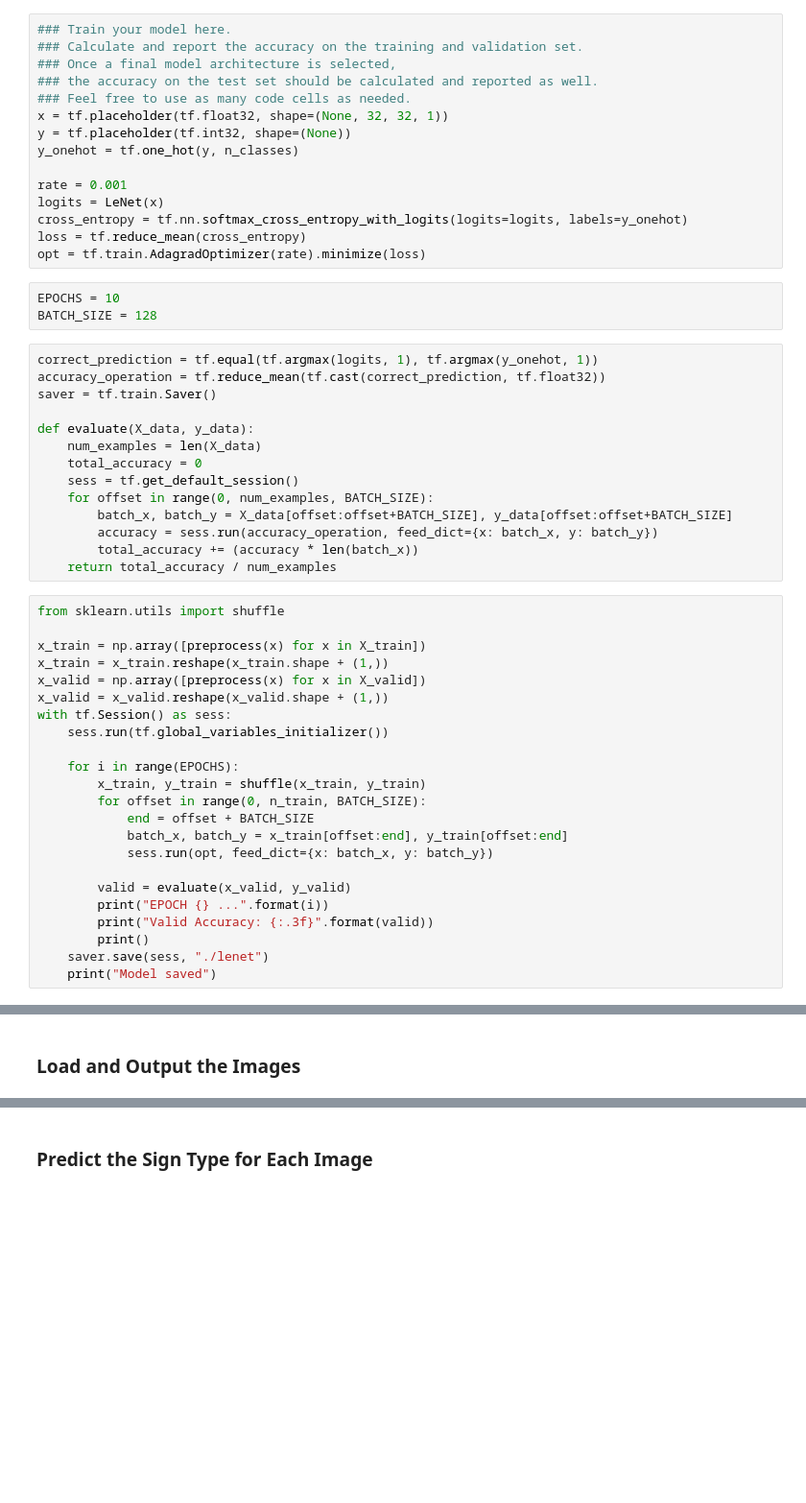
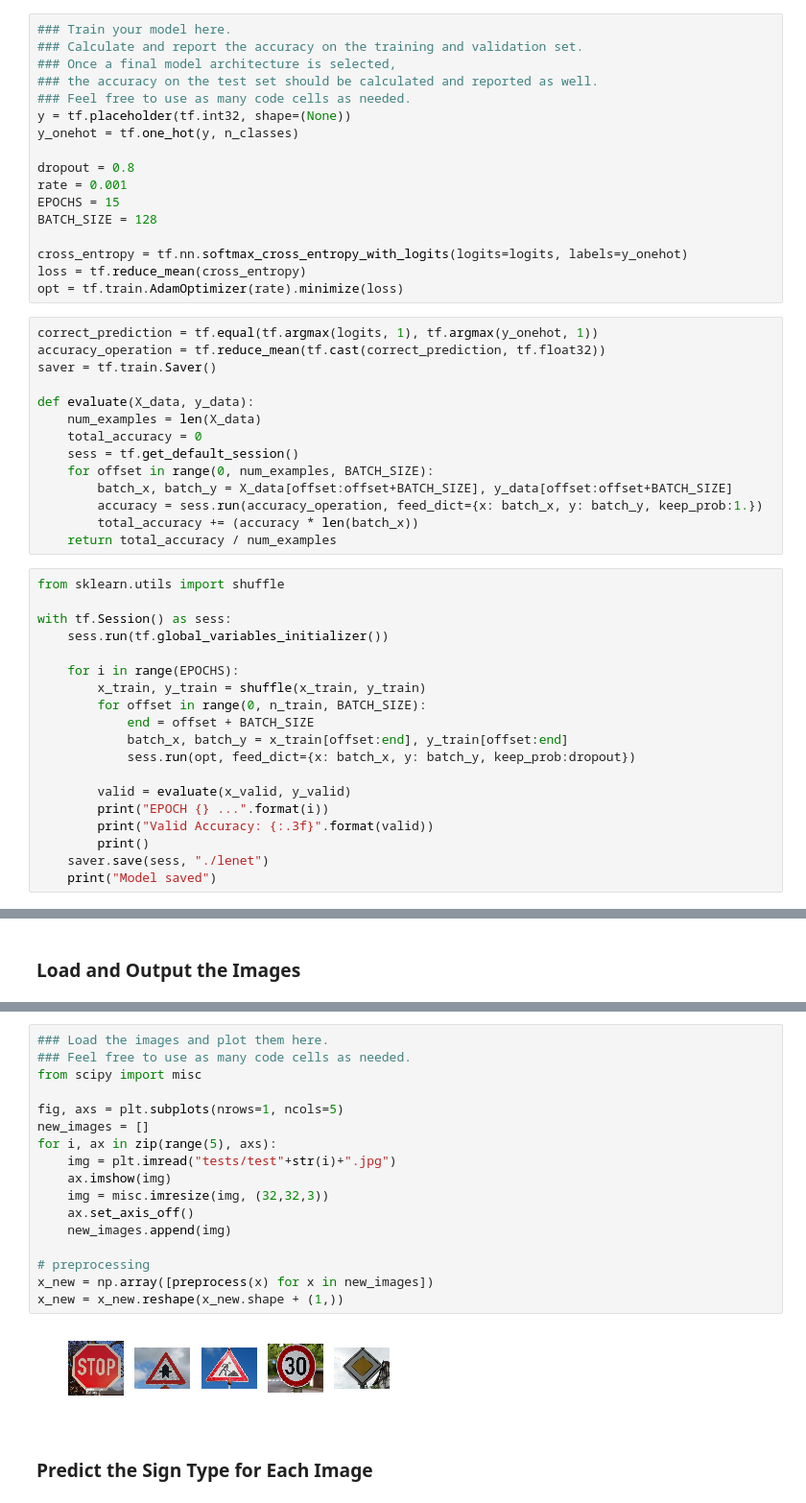
Before and after one commit to DataShrimp/CarND-Traffic-Sign-Classifier-Project, a Jupyter notebook: Traffic_Sign_Classifier.ipynb, the cells around one changed output, grey strips where cells are left out. Shown at 96% size. Drawn from its saved outputs; the diff is of its cells as text; blank space fills up the shorter version.

```diff
--- a/Traffic_Sign_Classifier.ipynb
+++ b/Traffic_Sign_Classifier.ipynb
@@ -196,18 +221,17 @@ sets imply underfitting. A high accuracy on the training set but low accuracy on
 ### Once a final model architecture is selected,
 ### the accuracy on the test set should be calculated and reported as well.
 ### Feel free to use as many code cells as needed.
-x = tf.placeholder(tf.float32, shape=(None, 32, 32, 1))
 y = tf.placeholder(tf.int32, shape=(None))
 y_onehot = tf.one_hot(y, n_classes)
 
+dropout = 0.8
 rate = 0.001
-logits = LeNet(x)
+EPOCHS = 15
+BATCH_SIZE = 128
+
 cross_entropy = tf.nn.softmax_cross_entropy_with_logits(logits=logits, labels=y_onehot)
 loss = tf.reduce_mean(cross_entropy)
-opt = tf.train.AdagradOptimizer(rate).minimize(loss)
+opt = tf.train.AdamOptimizer(rate).minimize(loss)
-# %%
-EPOCHS = 10
-BATCH_SIZE = 128
 # %%
 correct_prediction = tf.equal(tf.argmax(logits, 1), tf.argmax(y_onehot, 1))
 accuracy_operation = tf.reduce_mean(tf.cast(correct_prediction, tf.float32))
@@ -219,16 +243,12 @@ def evaluate(X_data, y_data):
     sess = tf.get_default_session()
     for offset in range(0, num_examples, BATCH_SIZE):
         batch_x, batch_y = X_data[offset:offset+BATCH_SIZE], y_data[offset:offset+BATCH_SIZE]
-        accuracy = sess.run(accuracy_operation, feed_dict={x: batch_x, y: batch_y})
+        accuracy = sess.run(accuracy_operation, feed_dict={x: batch_x, y: batch_y, keep_prob:1.})
         total_accuracy += (accuracy * len(batch_x))
     return total_accuracy / num_examples
 # %%
 from sklearn.utils import shuffle
 
-x_train = np.array([preprocess(x) for x in X_train])
-x_train = x_train.reshape(x_train.shape + (1,))
-x_valid = np.array([preprocess(x) for x in X_valid])
-x_valid = x_valid.reshape(x_valid.shape + (1,))
 with tf.Session() as sess:
     sess.run(tf.global_variables_initializer())
 
@@ -237,7 +257,7 @@ with tf.Session() as sess:
         for offset in range(0, n_train, BATCH_SIZE):
             end = offset + BATCH_SIZE
             batch_x, batch_y = x_train[offset:end], y_train[offset:end]
-            sess.run(opt, feed_dict={x: batch_x, y: batch_y})
+            sess.run(opt, feed_dict={x: batch_x, y: batch_y, keep_prob:dropout})
 
         valid = evaluate(x_valid, y_valid)
         print("EPOCH {} ...".format(i))
@@ -291,3 +305,22 @@ You may find `signnames.csv` useful as it contains mappings from the class id (i
+# %%
+### Load the images and plot them here.
+### Feel free to use as many code cells as needed.
+from scipy import misc
+
+fig, axs = plt.subplots(nrows=1, ncols=5)
+new_images = []
+for i, ax in zip(range(5), axs):
+    img = plt.imread("tests/test"+str(i)+".jpg")
+    ax.imshow(img)
+    img = misc.imresize(img, (32,32,3))
+    ax.set_axis_off()
+    new_images.append(img)
+
+# preprocessing
+x_new = np.array([preprocess(x) for x in new_images])
+x_new = x_new.reshape(x_new.shape + (1,))
+# %% [output]
+[figure, added]
 # %% [markdown]
 ### Predict the Sign Type for Each Image
 # %%
```
Also changed, not shown: parts of 14 cells of this notebook, 7 other files.
